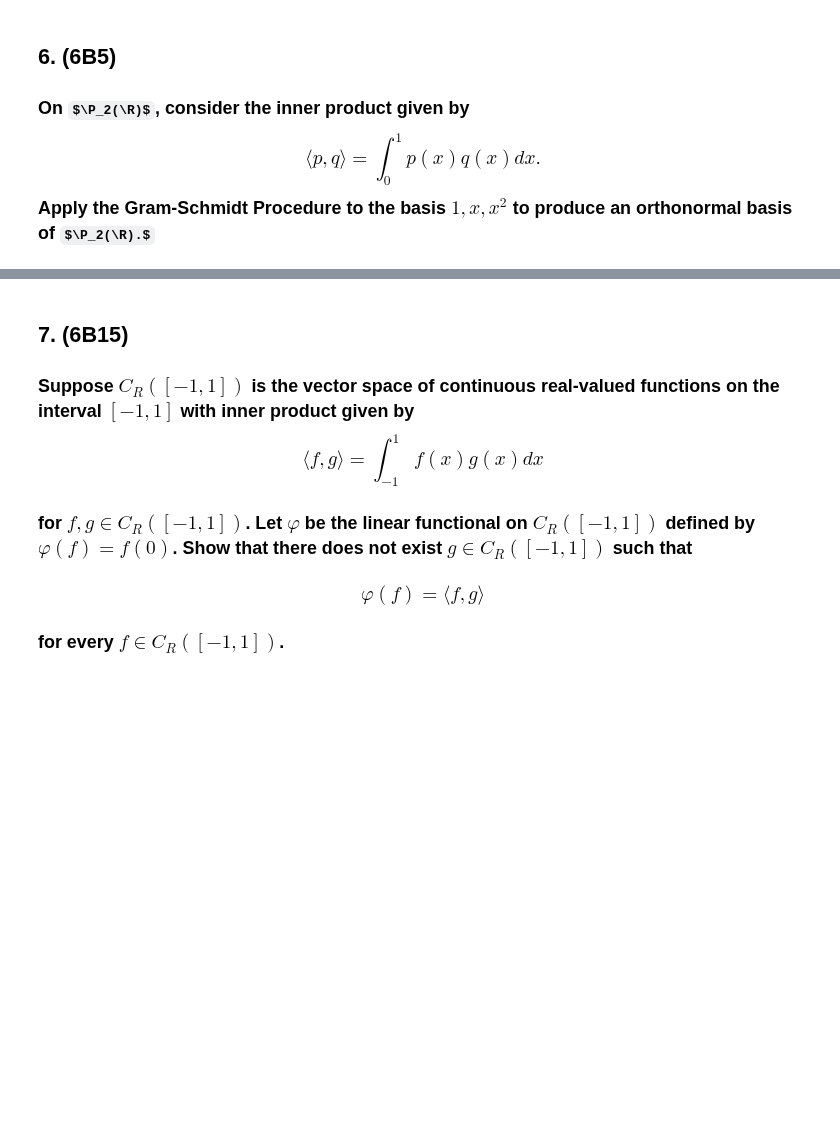
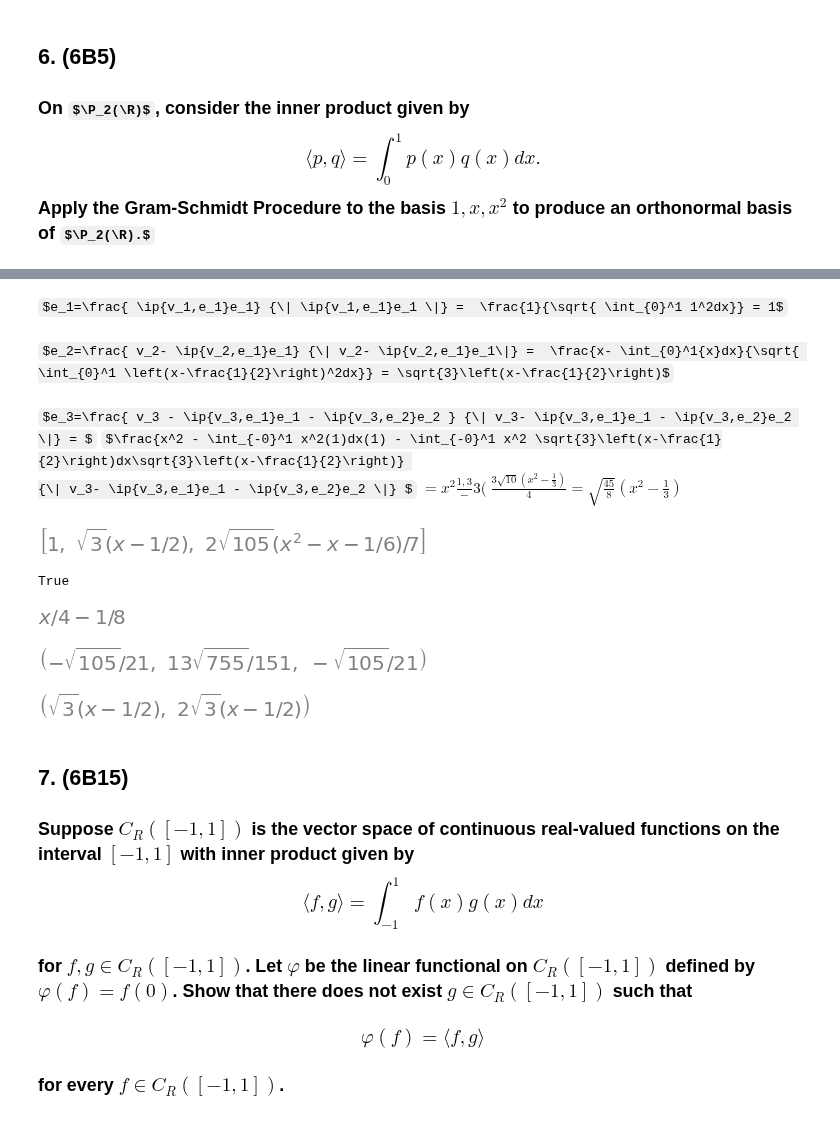
Before and after one commit to fractalclockwork/Math725, a Jupyter notebook: HW/Math725_HW6.ipynb, the cells around one changed output, grey strips where cells are left out. Drawn from its saved outputs; the diff is of its cells as text; code cells hidden in the pictures; some formulas as TeX source; blank space fills up the shorter version.

```diff
--- a/HW/Math725_HW6.ipynb
+++ b/HW/Math725_HW6.ipynb
@@ -401,3 +424,64 @@ Actaully after some thought this is because of the swapping of Bra instead of Ke
+# %% [markdown]
+$e_1=\frac{ \ip{v_1,e_1}e_1} {\| \ip{v_1,e_1}e_1 \|} =  \frac{1}{\sqrt{ \int_{0}^1 1^2dx}} = 1$
+# %% [markdown]
+$e_2=\frac{ v_2- \ip{v_2,e_1}e_1} {\| v_2- \ip{v_2,e_1}e_1\|} =  \frac{x- \int_{0}^1{x}dx}{\sqrt{ \int_{0}^1 \left(x-\frac{1}{2}\right)^2dx}} = \sqrt{3}\left(x-\frac{1}{2}\right)$
+# %% [markdown]
+$e_3=\frac{ v_3 - \ip{v_3,e_1}e_1 - \ip{v_3,e_2}e_2 } {\| v_3- \ip{v_3,e_1}e_1 - \ip{v_3,e_2}e_2 \|} = $
+$\frac{x^2 - \int_{-0}^1 x^2(1)dx(1) - \int_{-0}^1 x^2 \sqrt{3}\left(x-\frac{1}{2}\right)dx\sqrt{3}\left(x-\frac{1}{2}\right)}
+{\| v_3- \ip{v_3,e_1}e_1 - \ip{v_3,e_2}e_2 \|} $
+$= x^2 \frac{1,3} - 3(    $
+$\frac{3 \sqrt{10} \left(x^{2} - \frac{1}{3}\right)}{4} = \sqrt{\frac{45}{8}}\left(x^2-\frac{1}{3}\right)$
+# %%
+# feed the mind
+# validated with Example 6.33
+x = sym.symbols('x', real=True) #
+v1,v2,v3 = [1,x,x**2]
+lim0 = 0 # -1 For Example 6.33 and 0 for 6B5
+lim1 = 1
+
+# do it
+e1_nom = v1
+e1_denom = sym.sqrt(sym.integrate(v1**2, (x,lim0,lim1)))
+e1 = e1_nom/e1_denom
+
+e2_nom = (v2 - sym.integrate(v2*e1, (x,lim0,lim1))*e1)
+e2_denom = sym.sqrt(sym.integrate(v2**2, (x,lim0,lim1)))
+e2= e2_nom/e2_denom
+
+e3_nom = (v3 - sym.integrate(v3*e1, (x,lim0,lim1))*e1 - sym.integrate(v3*e2, (x,lim0,lim1))*e2)
+e3_denom = sym.sqrt(sym.integrate(e3_nom**2, (x,lim0,lim1)))
+e3 = e3_nom/e3_denom
+
+# validation cases
+e2_rashidi = 2*sym.sqrt(3)*(x-sym.Rational(1,2)) # Rashidi went wrong early on.
+e3_axler = sym.sqrt(sym.Rational(45,8)) * (x**2-sym.Rational(1,3)) # Okay
+e3_pham = sym.sqrt(105)*sym.Rational(2,7)* (x**2-x-sym.Rational(1,6)) # Pham agrees with hand calc
+e3_hand = (x**2-x-sym.Rational(1,6))/sym.sqrt(sym.Rational(7,60))
+
+if (lim0==-1):
+    display([e1,e2,e3])
+    display(e3==e3_axler) # checks out
+
+if (lim0==0):
+    display([e1,e2,e3_hand]) # looks good
+    display(e3_hand==e3_pham) # Pham agrees with hand calc
+# %% [output]
+[figure, added]
+True
+# %%
+# Here is the Ingratation that differs from my hand calculations
+# Is this a bug in Sympy or is it something clever?
+sym.integrate(sym.expand(x**2 * (sym.sqrt(3)*(x-sym.Rational(1,2)))), (x,0,1)) * sym.sqrt(3)*(x-sym.Rational(1,2))
+# %% [output]
+[figure, added]
+# %%
+e3_pham.subs(x,1), e3.subs(x,1), e3_hand.subs(x,1)
+# %% [output]
+[figure, added]
+# %%
+e2, (x-sym.Rational(1,2))/ sym.sqrt(sym.Rational(1,12))
+# %% [output]
+[figure, added]
 # %% [markdown]
 ## 7. (6B15)
 ### Suppose $C_R([-1,1])$ is the vector space of continuous real-valued functions on the interval $[-1,1]$ with inner product given by $$\langle f, g \rangle = \int_{-1}^1 f(x)g(x)dx$$
```
Also changed, not shown: parts of 34 cells of this notebook.
